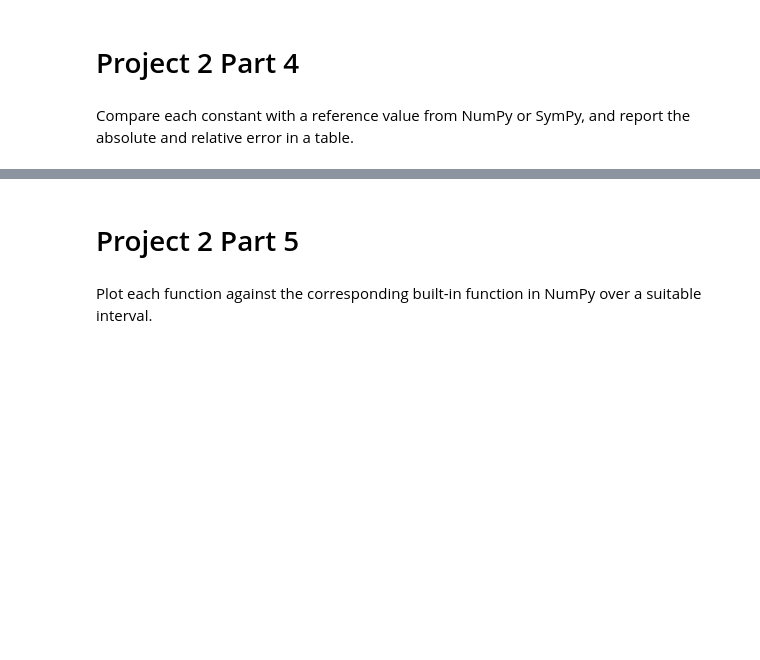
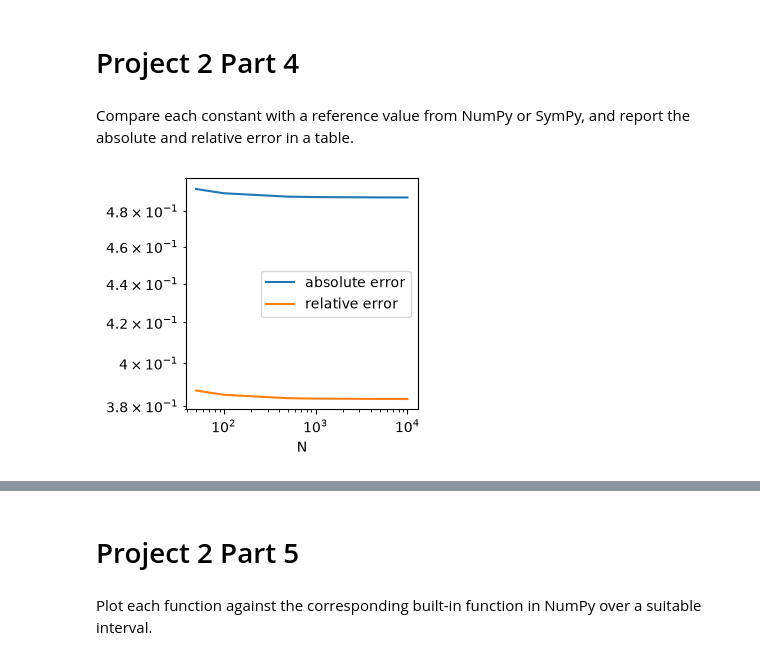
Before and after one commit to ThatPenguin05/Math-300-Final-Project-Repository, a Jupyter notebook: Group 28 Project.ipynb, the cells around one changed output, grey strips where cells are left out. Saved outputs shown, nothing was run; the diff lists cells and outputs as text; code cells hidden in the pictures; blank space fills up the shorter version.

Commit message:
fixed the error calculation

```diff
--- a/Group 28 Project.ipynb
+++ b/Group 28 Project.ipynb
@@ -236,38 +236,115 @@ absolute and relative error in a table.
 # %%
 #Code
 import numpy as np
 import matplotlib.pyplot as plt
 import sympy as sp
 import pandas as pd
 
 #ab= |true-measured|
 #rel= (|true-measured|)/true
-# First Constant: np.pi/4
-first_ab_err = np.abs((np.pi/4)-(first_constant))
-first_rel_err = (np.abs((np.pi/4)-(first_constant)))/(np.pi/4)
+
+# First Constant: 4/np.pi
+aberr_list1 =[]
+relerr_list1 =[]
+N_list = [50,100,500,1000,5000,10000]
+for n in N_list:
+    first_constant = continued_fraction_evaluator(first_constant_a, first_constant_b, n)
+    first_ab_err = np.abs((4/np.pi)-(first_constant))
+    first_rel_err = (np.abs((4/np.pi)-(first_constant)))/(4/np.pi)
+    aberr_list1.append(first_ab_err)
+    relerr_list1.append(first_rel_err)
+fig,ax= plt.subplots(figsize=(3,3))
+ax.loglog(N_list, aberr_list1, label="absolute error")
+ax.loglog(N_list, relerr_list1, label="relative error")
+ax.set_xlabel("N")
+ax.legend()
+fig.savefig("plot1.png")
+plt.show()
+
 # Second Constant: np.e
-second_ab_err = np.abs((np.e)-(second_constant))
-second_rel_err = (np.abs((np.e)-(second_constant)))/(np.e)
+aberr_list2 =[]
+relerr_list2 =[]
+N_list = [5,10,50,100,500,1000]
+for n in N_list:
+    second_constant = continued_fraction_evaluator(second_constant_a, second_constant_b, n)
+    second_ab_err = np.abs((np.e)-(second_constant))
+    second_rel_err = (np.abs((np.e)-(second_constant)))/(np.e)
+    aberr_list2.append(second_ab_err)
+    relerr_list2.append(second_rel_err)
+fig,ax= plt.subplots(figsize=(3,3))
+ax.loglog(N_list, aberr_list2, label="absolute error")
+ax.loglog(N_list, relerr_list2, label="relative error")
+ax.set_xlabel("N")
+ax.legend()
+fig.savefig("plot2.png")
+plt.show()
+
 # Third Constant: 30/(np.pi**2)
-third_ab_err = np.abs((30/(np.pi**2))-(third_constant))
-third_rel_err = (np.abs((30/(np.pi**2))-(third_constant)))/(30/(np.pi**2))
+aberr_list3 =[]
+relerr_list3 =[]
+N_list = [1,2,3,4,5,6]
+for n in N_list:
+    third_constant = continued_fraction_evaluator(third_constant_a, third_constant_b, n)
+    third_ab_err = np.abs((30/(np.pi**2))-(third_constant))
+    third_rel_err = (np.abs((30/(np.pi**2))-(third_constant)))/(30/(np.pi**2))
+    aberr_list3.append(third_ab_err)
+    relerr_list3.append(third_rel_err)
+fig,ax= plt.subplots(figsize=(3,3))
+ax.loglog(N_list, aberr_list3, label="absolute error")
+ax.loglog(N_list, relerr_list3, label="relative error")
+ax.set_xlabel("N")
+ax.legend()
+fig.savefig("plot3.png")
+plt.show()
+
 # Fourth Constant: 1/(2*G), where G is Catalan's constant as evaluated from SymPy
-fourth_ab_err = np.abs((1/(2*G))-(fourth_constant))
-fourth_rel_err = (np.abs((1/(2*G))-(fourth_constant)))/(1/(2*G))
+aberr_list4 =[]
+relerr_list4 =[]
+N_list = [50,100,500,1000,5000,10000]
+for n in N_list:
+    fourth_constant = continued_fraction_evaluator(fourth_constant_a, fourth_constant_b, n)
+    fourth_ab_err = np.abs((1/(2*G))-(fourth_constant))
+    fourth_rel_err = (np.abs((1/(2*G))-(fourth_constant)))/(1/(2*G))
+    aberr_list4.append(fourth_ab_err)
+    relerr_list4.append(fourth_rel_err)
+fig,ax= plt.subplots(figsize=(3,3))
+ax.loglog(N_list, aberr_list4, label="absolute error")
+ax.loglog(N_list, relerr_list4, label="relative error")
+ax.set_xlabel("N")
+ax.legend()
+fig.savefig("plot4.png")
+plt.show()
+
 # Fifth Constant: 1/(1-np.log(2))
-fifth_ab_err = np.abs((1/(1-np.log(2)))-(fifth_constant))
-fifth_rel_err = (np.abs((1/(1-np.log(2)))-(fifth_constant)))/(1/(1-np.log(2)))
+aberr_list5 =[]
+relerr_list5 =[]
+N_list = [1,2,3,4,5,10,15,20]
+for n in N_list:
+    fifth_constant = continued_fraction_evaluator(fifth_constant_a, fifth_constant_b, n)
+    fifth_ab_err = np.abs((1/(1-np.log(2)))-(fifth_constant))
+    fifth_rel_err = (np.abs((1/(1-np.log(2)))-(fifth_constant)))/(1/(1-np.log(2)))
+    aberr_list5.append(fifth_ab_err)
+    relerr_list5.append(fifth_rel_err)
+fig,ax= plt.subplots(figsize=(3,3))
+ax.loglog(N_list, aberr_list5, label="absolute error")
+ax.loglog(N_list, relerr_list5, label="relative error")
+ax.set_xlabel("N")
+ax.legend()
+fig.savefig("plot5.png")
+plt.show()
+
 
 #create table
 #import pandas as pd
 
 data = {
     "constants": ["first", "second", "third", "fourth", "fifth"],
     "equations": ["np.pi/4", "np.e", "30/(np.pi**2)", "1/(2*G)", "1/(1-np.log(2))"],
     "Absolute error": [first_ab_err, second_ab_err, third_ab_err, fourth_ab_err, fifth_ab_err],
     "relative error": [first_rel_err, second_rel_err, third_rel_err, fourth_rel_err, fifth_rel_err]
 }
 
 df = pd.DataFrame(data)
 print(df)
 # %% [output]
+[figure, added]
```
Also changed, not shown: parts of 3 cells of this notebook.
